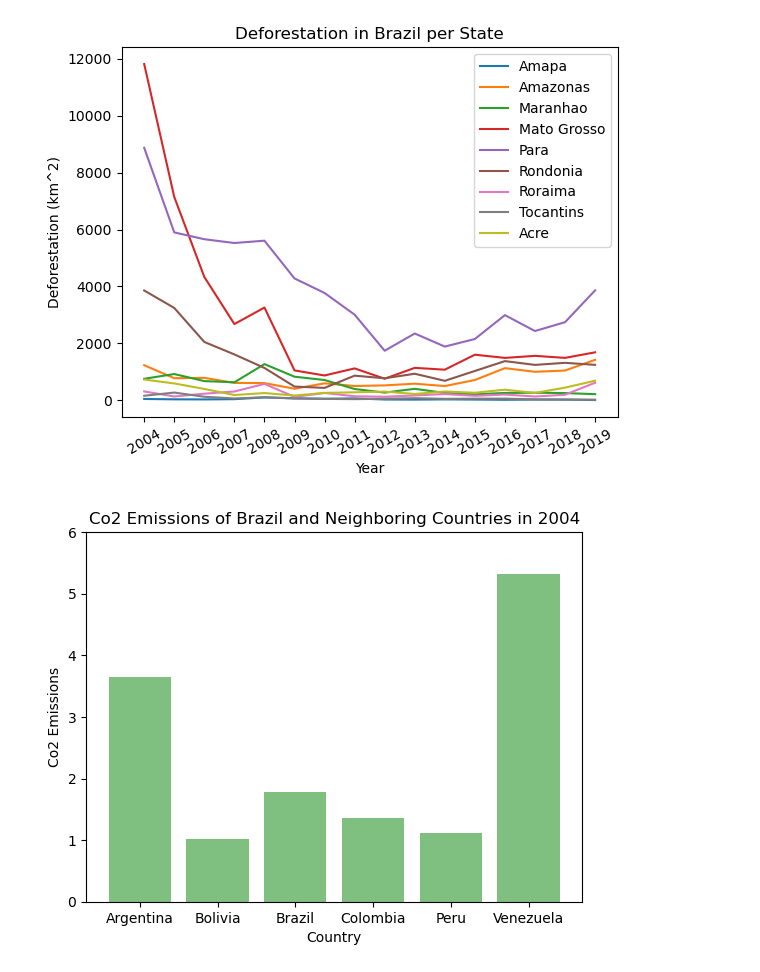
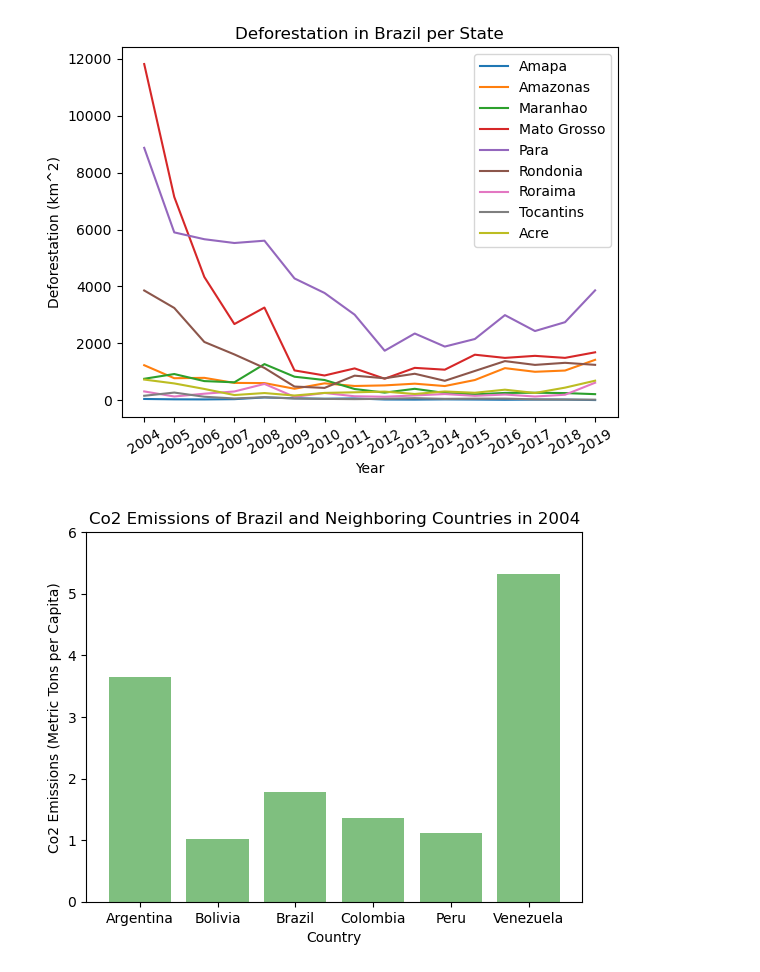
Before and after one commit to Xthe23/Amazon-Deforestation-and-CO2-Emissions, a Jupyter notebook: main.ipynb, the cells around one changed output. Saved outputs shown, nothing was run; the diff lists cells and outputs as text; code cells hidden in the pictures.

```diff
--- a/main.ipynb
+++ b/main.ipynb
@@ -344,24 +344,24 @@ plt.show()
 # %%
 #-------------------------------------------------------------
 #        CO2 EMISSIONS AT START AND END OF OUR DATASET
 #-------------------------------------------------------------
 
 countries = ['Argentina', 'Bolivia', 'Brazil', 'Colombia', 'Peru', 'Venezuela']
 
 emissions_2004 = co2_emissions_pivoted.loc[co2_emissions_pivoted.index[0]]
 emissions_2019 = co2_emissions_pivoted.loc[co2_emissions_pivoted.index[15]]
 
 plt.bar(countries,emissions_2004, alpha = 0.5, color = 'g')
 plt.xlabel('Country')
-plt.ylabel('Co2 Emissions')
+plt.ylabel('Co2 Emissions (Metric Tons per Capita)')
 plt.title('Co2 Emissions of Brazil and Neighboring Countries in 2004')
 plt.ylim(0, 6)
 plt.savefig('Visualizations/2004_emissions_w_neighboring_countries.png')
 
 
 plt.show()
 # %% [output]
-[figure, old version]
+[figure, new version]
 # %%
 plt.bar(countries, emissions_2019, alpha = 0.5, color = 'g')
 plt.xlabel('Country')
```
Also changed, not shown: parts of 3 cells of this notebook, 4 other files.
